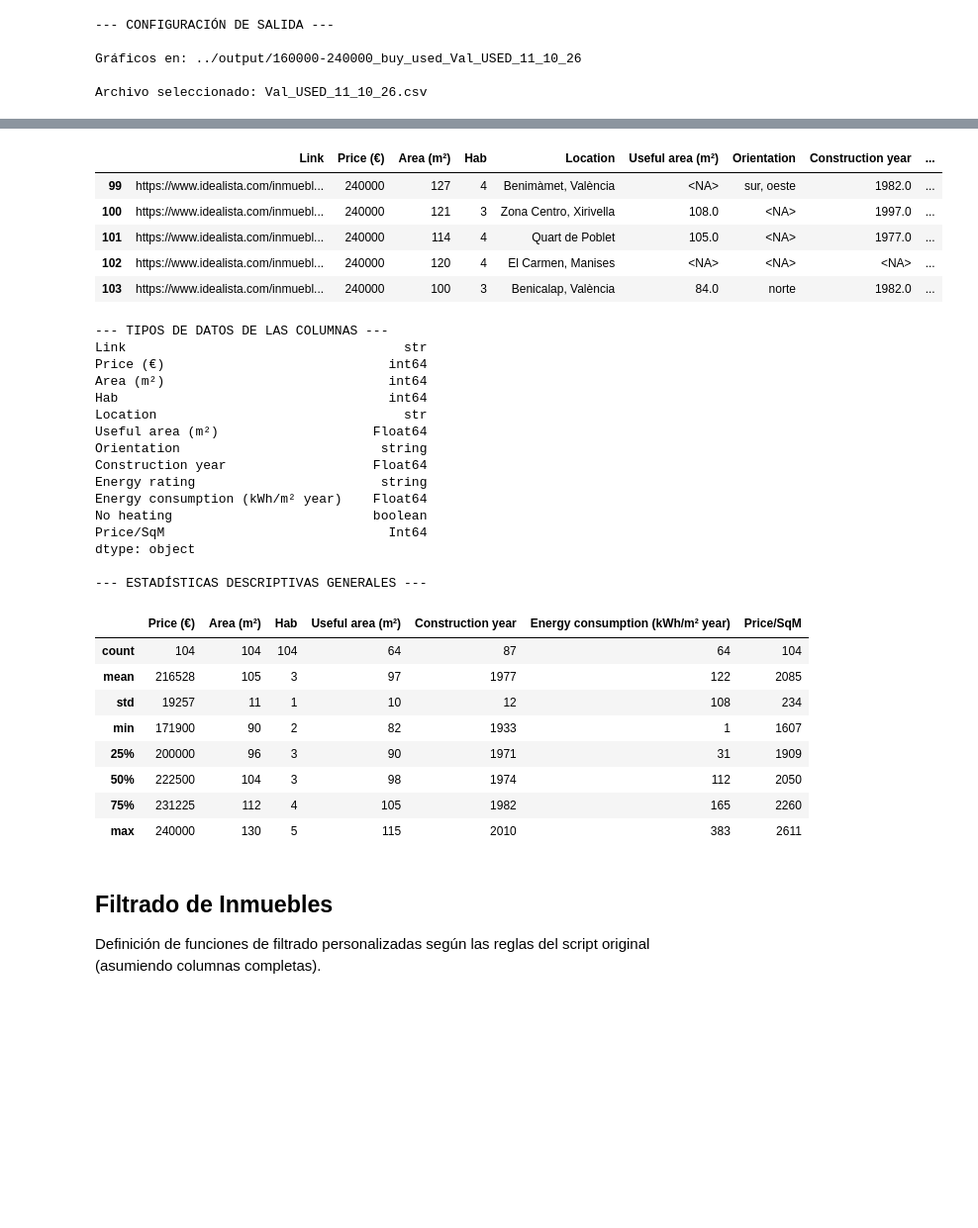
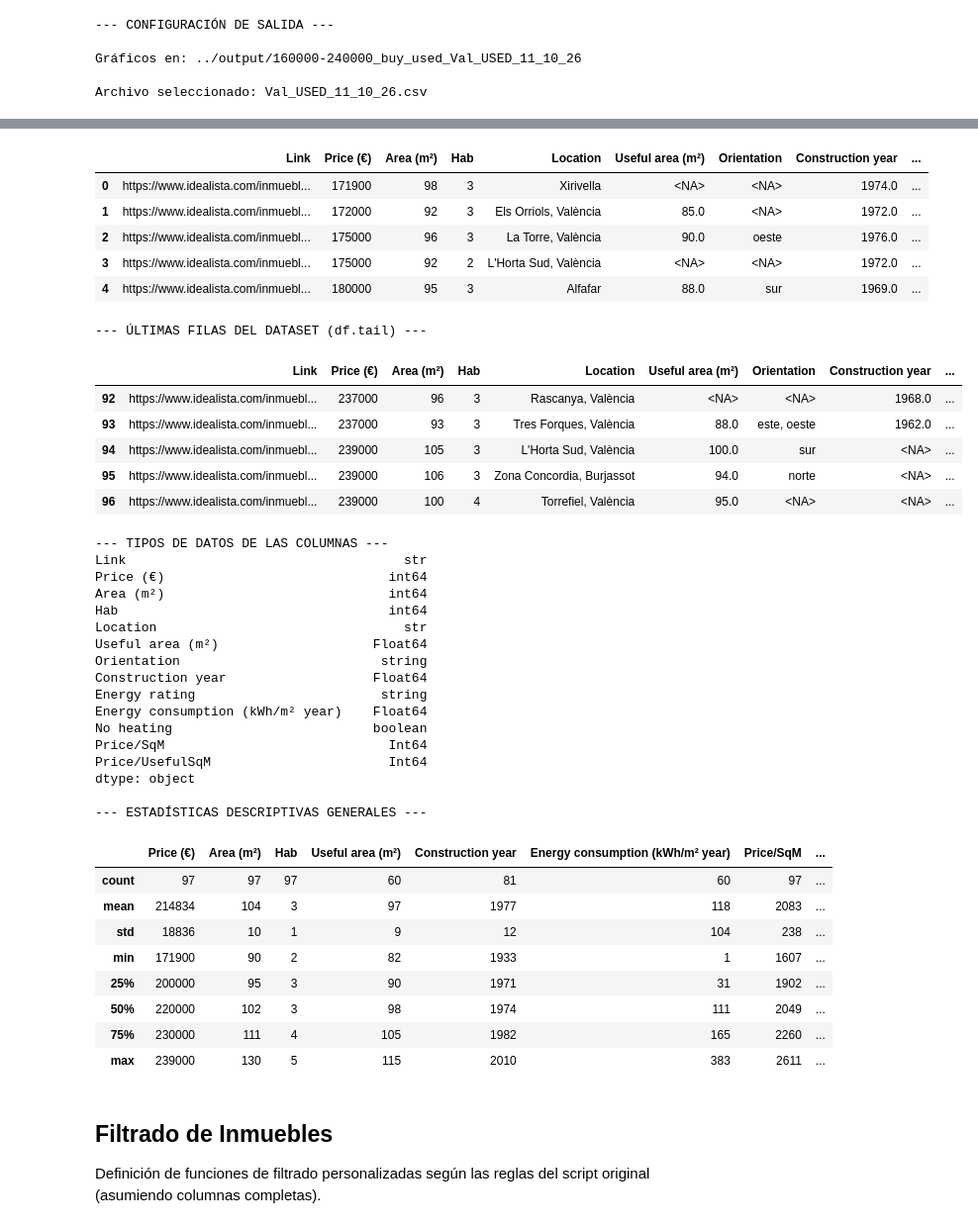
Before and after one commit to MatiGrinberg/Scraping_Real_estate_BCN, a Jupyter notebook: nb/Analytics.ipynb, the cells around one changed output, grey strips where cells are left out. Shown at 99% size. Drawn from its saved outputs; the diff is of its cells as text; code cells hidden in the pictures; blank space fills up the shorter version.

```diff
--- a/nb/Analytics.ipynb
+++ b/nb/Analytics.ipynb
@@ -52,7 +53,7 @@ Gráficos en: ../output/160000-240000_buy_used_Val_USED_11_10_26
 Archivo seleccionado: Val_USED_11_10_26.csv
 # %%
 # Filtros de Propiedades
-max_precio, min_space = 240000,85
+max_precio, min_space = 239000,85
 
 #  CARGAR Y LIMPIAR DATOS
 df = pd.read_csv(CSV_FILENAME, dtype=str)
@@ -104,6 +105,14 @@ if is_rent and 'Hab' in df.columns:
     df['Price/room'] = (df['Price (€)'] / df['Hab'].replace(0, np.nan)).round(0).astype('Int64')
 elif not is_rent and 'Area (m²)' in df.columns:
     df['Price/SqM'] = (df['Price (€)'] / df['Area (m²)']).round(0).astype('Int64')
+# Precio por m² útil: sin dato válido, conservar la fila y asignar NA.
+# Mostrar ambos precios por m² como enteros, conservando NA.
+if not is_rent:
+    area_util = pd.to_numeric(df['Useful area (m²)'], errors='coerce').astype('Float64')
+    area_util = area_util.where(area_util.gt(0) & np.isfinite(area_util))
+    precio_util = (df['Price (€)'] / area_util).astype('Float64')
+    precio_util = precio_util.where(np.isfinite(precio_util))
+    df['Price/UsefulSqM'] = precio_util.round(0).astype('Int64')
 print(f"Total de propiedades limpias cargadas: {len(df)}")
 print("\n--- PRIMERAS FILAS DEL DATASET (df.head) ---")
 display(df.head())
@@ -128,34 +139,42 @@ Total de propiedades limpias cargadas: 104
 |  | Link | Price (€) | Area (m²) | Hab | Location | Useful area (m²) | Orientation | Construction year | ... |
-| 99 | https://www.idealista.com/inmuebl... | 240000 | 127 | 4 | Benimàmet, València | <NA> | sur, oeste | 1982.0 | ... |
-| 100 | https://www.idealista.com/inmuebl... | 240000 | 121 | 3 | Zona Centro, Xirivella | 108.0 | <NA> | 1997.0 | ... |
-| 101 | https://www.idealista.com/inmuebl... | 240000 | 114 | 4 | Quart de Poblet | 105.0 | <NA> | 1977.0 | ... |
-| 102 | https://www.idealista.com/inmuebl... | 240000 | 120 | 4 | El Carmen, Manises | <NA> | <NA> | <NA> | ... |
-| 103 | https://www.idealista.com/inmuebl... | 240000 | 100 | 3 | Benicalap, València | 84.0 | norte | 1982.0 | ... |
+| 0 | https://www.idealista.com/inmuebl... | 171900 | 98 | 3 | Xirivella | <NA> | <NA> | 1974.0 | ... |
+| 1 | https://www.idealista.com/inmuebl... | 172000 | 92 | 3 | Els Orriols, València | 85.0 | <NA> | 1972.0 | ... |
+| 2 | https://www.idealista.com/inmuebl... | 175000 | 96 | 3 | La Torre, València | 90.0 | oeste | 1976.0 | ... |
+| 3 | https://www.idealista.com/inmuebl... | 175000 | 92 | 2 | L'Horta Sud, València | <NA> | <NA> | 1972.0 | ... |
+| 4 | https://www.idealista.com/inmuebl... | 180000 | 95 | 3 | Alfafar | 88.0 | sur | 1969.0 | ... |
---- TIPOS DE DATOS DE LAS COLUMNAS ---
-Link                                    str
-Price (€)                             int64
-Area (m²)                             int64
-Hab                                   int64
-Location                                str
-Useful area (m²)                    Float64
-Orientation                          string
-Construction year                   Float64
-Energy rating                        string
-Energy consumption (kWh/m² year)    Float64
-No heating                          boolean
-Price/SqM                             Int64
-dtype: object
-
---- ESTADÍSTICAS DESCRIPTIVAS GENERALES ---
+--- ÚLTIMAS FILAS DEL DATASET (df.tail) ---
-|  | Price (€) | Area (m²) | Hab | Useful area (m²) | Construction year | Energy consumption (kWh/m² year) | Price/SqM |
-| count | 104 | 104 | 104 | 64 | 87 | 64 | 104 |
-| mean | 216528 | 105 | 3 | 97 | 1977 | 122 | 2085 |
-| std | 19257 | 11 | 1 | 10 | 12 | 108 | 234 |
-| min | 171900 | 90 | 2 | 82 | 1933 | 1 | 1607 |
-| 25% | 200000 | 96 | 3 | 90 | 1971 | 31 | 1909 |
-| 50% | 222500 | 104 | 3 | 98 | 1974 | 112 | 2050 |
-| 75% | 231225 | 112 | 4 | 105 | 1982 | 165 | 2260 |
-| max | 240000 | 130 | 5 | 115 | 2010 | 383 | 2611 |
+|  | Link | Price (€) | Area (m²) | Hab | Location | Useful area (m²) | Orientation | Construction year | ... |
+| 92 | https://www.idealista.com/inmuebl... | 237000 | 96 | 3 | Rascanya, València | <NA> | <NA> | 1968.0 | ... |
+| 93 | https://www.idealista.com/inmuebl... | 237000 | 93 | 3 | Tres Forques, València | 88.0 | este, oeste | 1962.0 | ... |
+| 94 | https://www.idealista.com/inmuebl... | 239000 | 105 | 3 | L'Horta Sud, València | 100.0 | sur | <NA> | ... |
+| 95 | https://www.idealista.com/inmuebl... | 239000 | 106 | 3 | Zona Concordia, Burjassot | 94.0 | norte | <NA> | ... |
+| 96 | https://www.idealista.com/inmuebl... | 239000 | 100 | 4 | Torrefiel, València | 95.0 | <NA> | <NA> | ... |
+--- TIPOS DE DATOS DE LAS COLUMNAS ---
+Link                                    str
+Price (€)                             int64
+Area (m²)                             int64
+Hab                                   int64
+Location                                str
+Useful area (m²)                    Float64
+Orientation                          string
+Construction year                   Float64
+Energy rating                        string
+Energy consumption (kWh/m² year)    Float64
+No heating                          boolean
+Price/SqM                             Int64
+Price/UsefulSqM                       Int64
+dtype: object
+
+--- ESTADÍSTICAS DESCRIPTIVAS GENERALES ---
+|  | Price (€) | Area (m²) | Hab | Useful area (m²) | Construction year | Energy consumption (kWh/m² year) | Price/SqM | ... |
+| count | 97 | 97 | 97 | 60 | 81 | 60 | 97 | ... |
+| mean | 214834 | 104 | 3 | 97 | 1977 | 118 | 2083 | ... |
+| std | 18836 | 10 | 1 | 9 | 12 | 104 | 238 | ... |
+| min | 171900 | 90 | 2 | 82 | 1933 | 1 | 1607 | ... |
+| 25% | 200000 | 95 | 3 | 90 | 1971 | 31 | 1902 | ... |
+| 50% | 220000 | 102 | 3 | 98 | 1974 | 111 | 2049 | ... |
+| 75% | 230000 | 111 | 4 | 105 | 1982 | 165 | 2260 | ... |
+| max | 239000 | 130 | 5 | 115 | 2010 | 383 | 2611 | ... |
 # %%
 # 4. HISTOGRAMAS DE DISTRIBUCIÓN
 # Histograma de Precios
```
Also changed, not shown: parts of 8 cells of this notebook, 1 other file.
